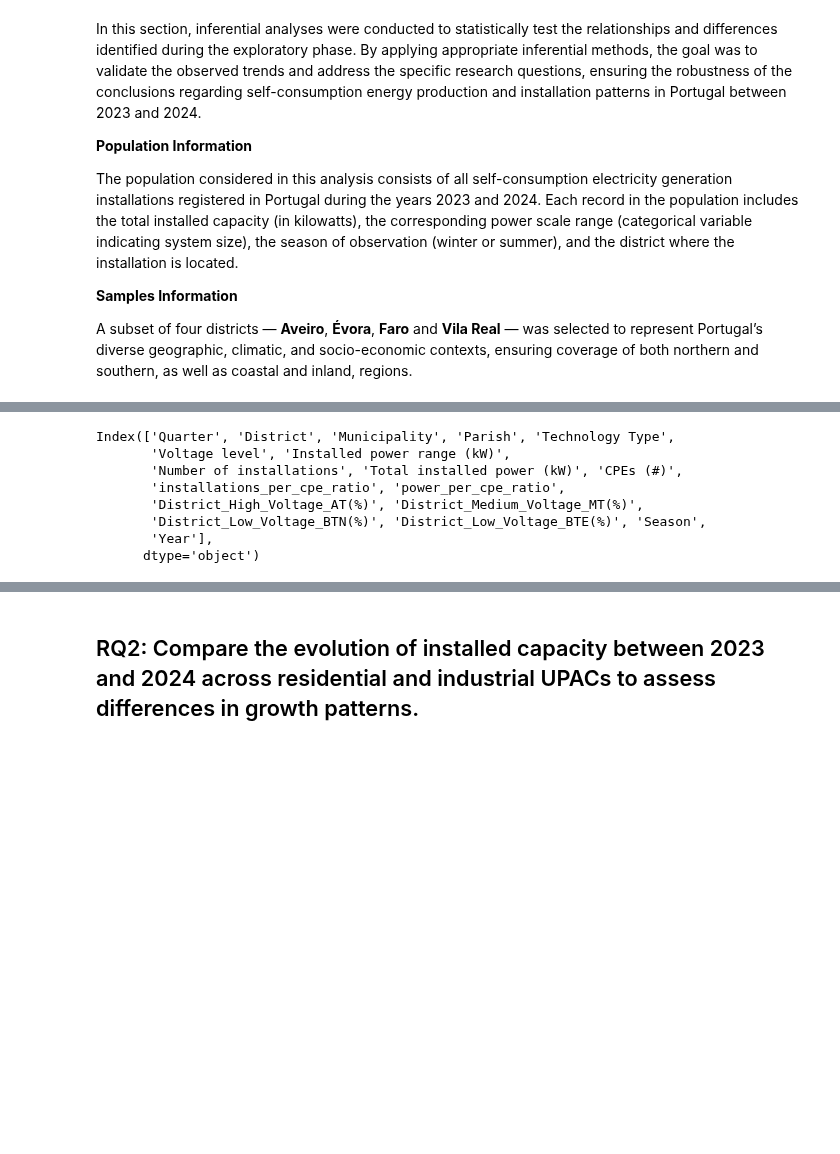
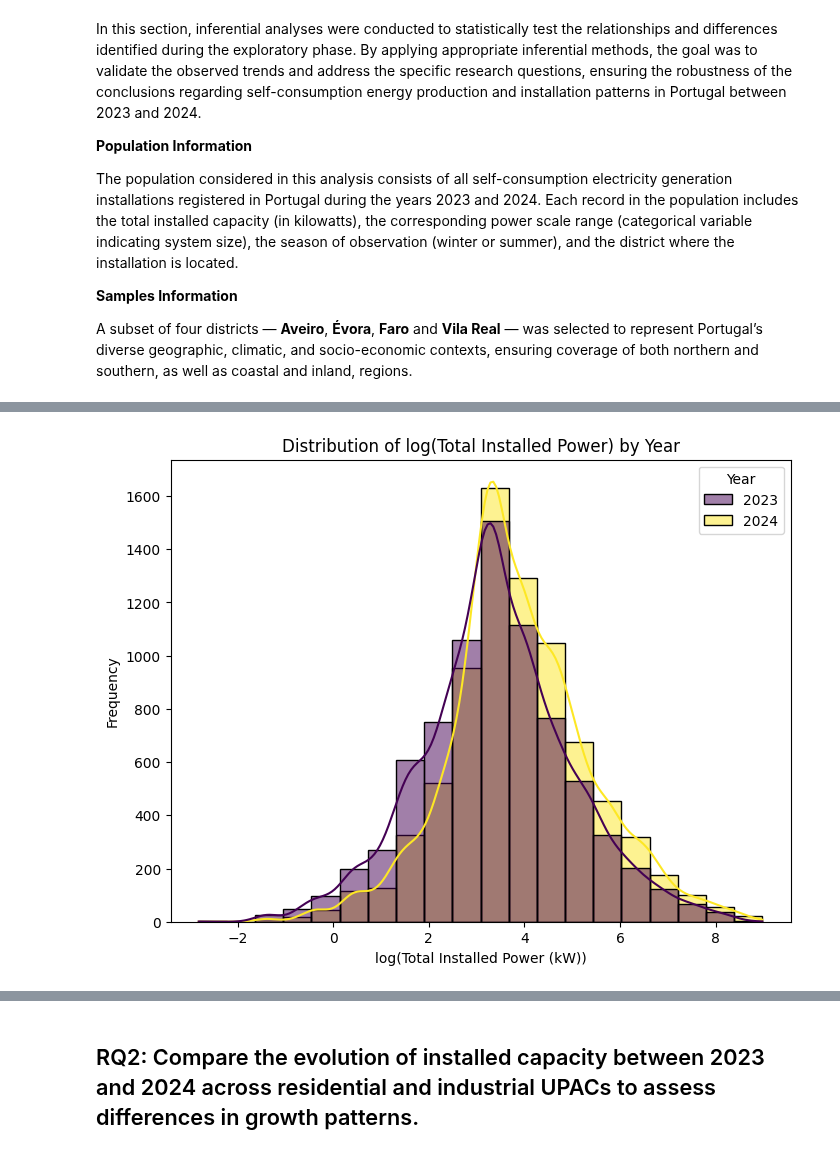
Before and after one commit to Mariana-rc01/WattWise, a Jupyter notebook: Notebooks/ReportFinal.ipynb, the cells around one changed output, grey strips where cells are left out. Saved outputs shown, nothing was run; the diff lists cells and outputs as text; code cells hidden in the pictures; blank space fills up the shorter version.

```diff
--- a/Notebooks/ReportFinal.ipynb
+++ b/Notebooks/ReportFinal.ipynb
@@ -1846,5 +1899,4 @@ df=df_final
 districts = ['Aveiro','Évora','Vila Real','Faro']
 df_sample = df[df['District'].isin(districts)].copy()
 df_sample['Year'] = df_sample['Quarter'].str[:4].astype(int)
-
-df_sample.head()
+df_sample['log_Total_power'] = np.log(df_sample['Total installed power (kW)'])
@@ -1858,11 +1903,17 @@ df_sample.head()
 # %%
-df_sample.columns
+plt.figure(figsize=(8, 6))
+sns.histplot(
+    data=df_sample,
+    x='log_Total_power',
+    hue='Year',
+    bins=20,
+    kde=True,
+    alpha=0.5,
+    palette='viridis'  # Try also 'mako' or 'crest'
+)
+plt.title("Distribution of log(Total Installed Power) by Year")
+plt.xlabel("log(Total Installed Power (kW))")
+plt.ylabel("Frequency")
+plt.show()
 # %% [output]
-Index(['Quarter', 'District', 'Municipality', 'Parish', 'Technology Type',
-       'Voltage level', 'Installed power range (kW)',
-       'Number of installations', 'Total installed power (kW)', 'CPEs (#)',
-       'installations_per_cpe_ratio', 'power_per_cpe_ratio',
-       'District_High_Voltage_AT(%)', 'District_Medium_Voltage_MT(%)',
-       'District_Low_Voltage_BTN(%)', 'District_Low_Voltage_BTE(%)', 'Season',
-       'Year'],
-      dtype='object')
+[figure, added]
```
Also changed, not shown: parts of 28 cells of this notebook.
